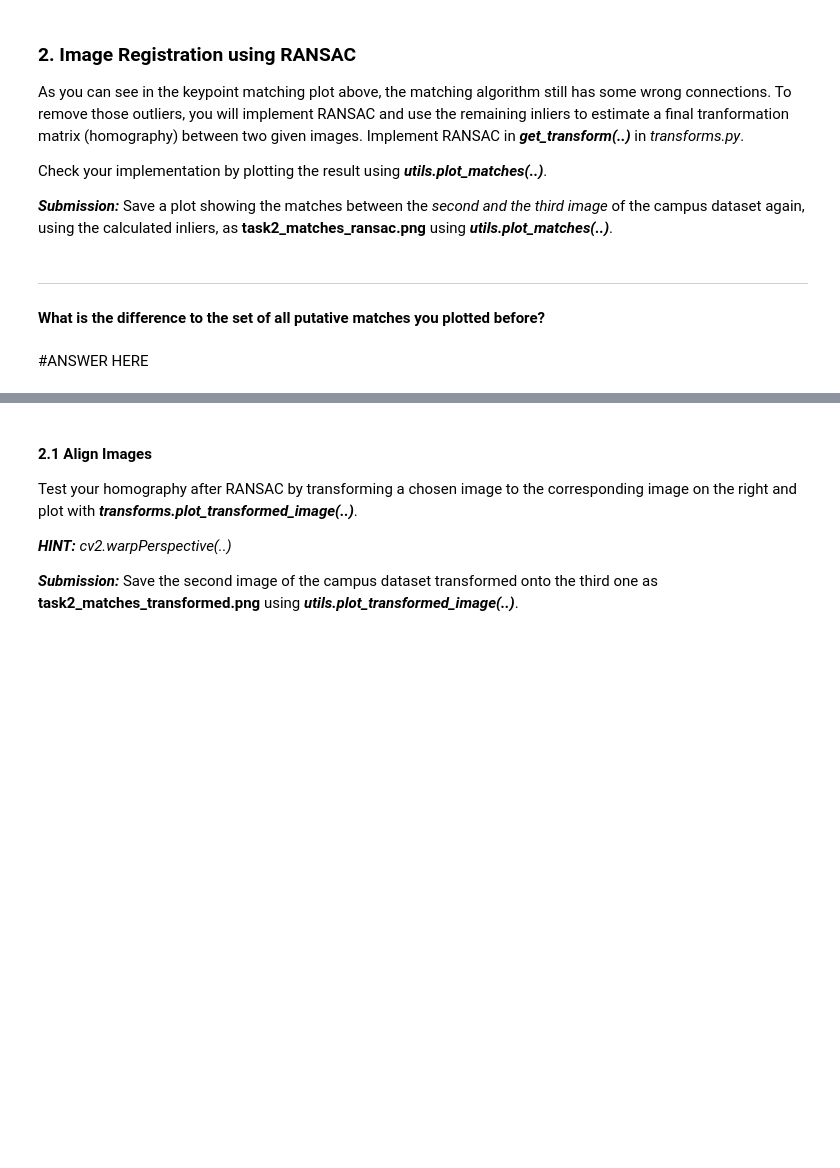
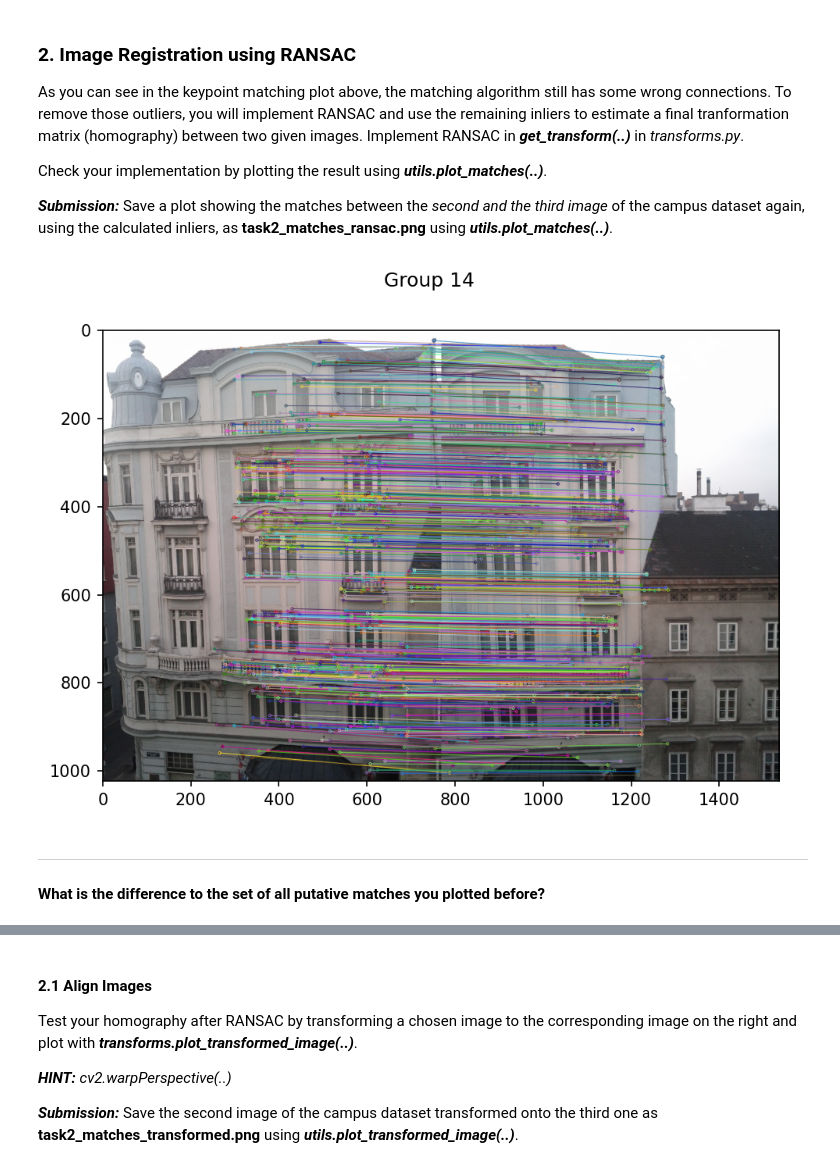
Before and after one commit to gissuvalentina/ComputerVision_Group14_Assignment1, a Jupyter notebook: Assignment1/TASK2/Task2.ipynb, the cells around one changed output, grey strips where cells are left out. Cells and saved outputs as stored; diff of their text form; code cells hidden in the pictures; blank space fills up the shorter version.

```diff
--- a/Assignment1/TASK2/Task2.ipynb
+++ b/Assignment1/TASK2/Task2.ipynb
@@ -53,7 +73,13 @@ index1 = 1
 index2 = 2
 
 #student_code start
+matches = mapping.calculate_matches(descriptors[index1], descriptors[index2])
 
+utils.plot_matches(images[index1], images[index2],
+                   keypoints[index1], keypoints[index2],
+                   matches,
+                   'Group 14',
+                   'task2_matches.png')
 #student_code end
 # %% [markdown]
 ***
@@ -77,5 +105,24 @@ Check your implementation by plotting the result using ***utils.plot_matches(..)
+# %%
+
+#student_code start
+trans, inliers = transforms.get_transform(keypoints[index1], keypoints[index2], matches)
+
+# Extract keypoints of inliers, because drawMatches needs correct inliers list as parameter
+kp1_inliers = [keypoints[index1][matches[i].queryIdx] for i in inliers]
+kp2_inliers = [keypoints[index2][matches[i].trainIdx] for i in inliers]
+
+# Create new DMatch because indices is a reduced list of inliers
+# In other words: Outliers are removed
+inlier_matches = [cv2.DMatch(idx, idx, 0) for idx in range(len(inliers))]
+
+utils.plot_matches(images[index1], images[index2],
+                   kp1_inliers, kp2_inliers,
+                   inlier_matches,
+                   'Group 14',
+                   'task2_matches_ransac.png')
+#student_code end
+# %% [output]
+[figure, added]
 # %% [markdown]
 ***
 #### What is the difference to the set of all putative matches you plotted before?
-# %% [markdown]
-#ANSWER HERE
```
Also changed, not shown: parts of 11 cells of this notebook, 6 other files.
